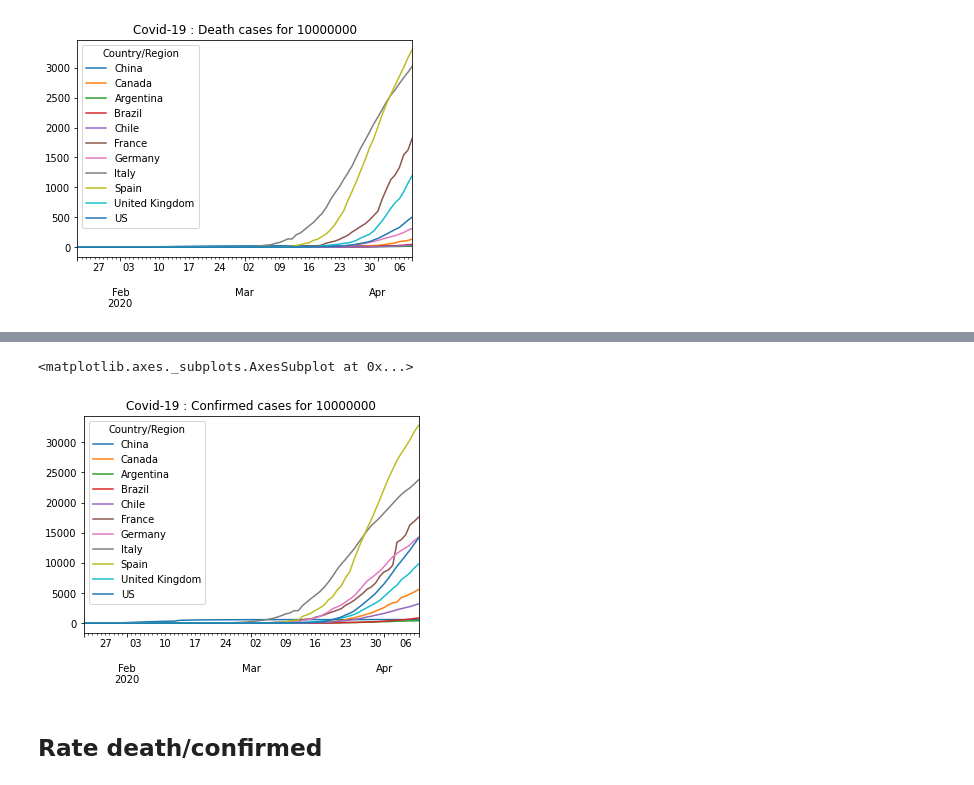
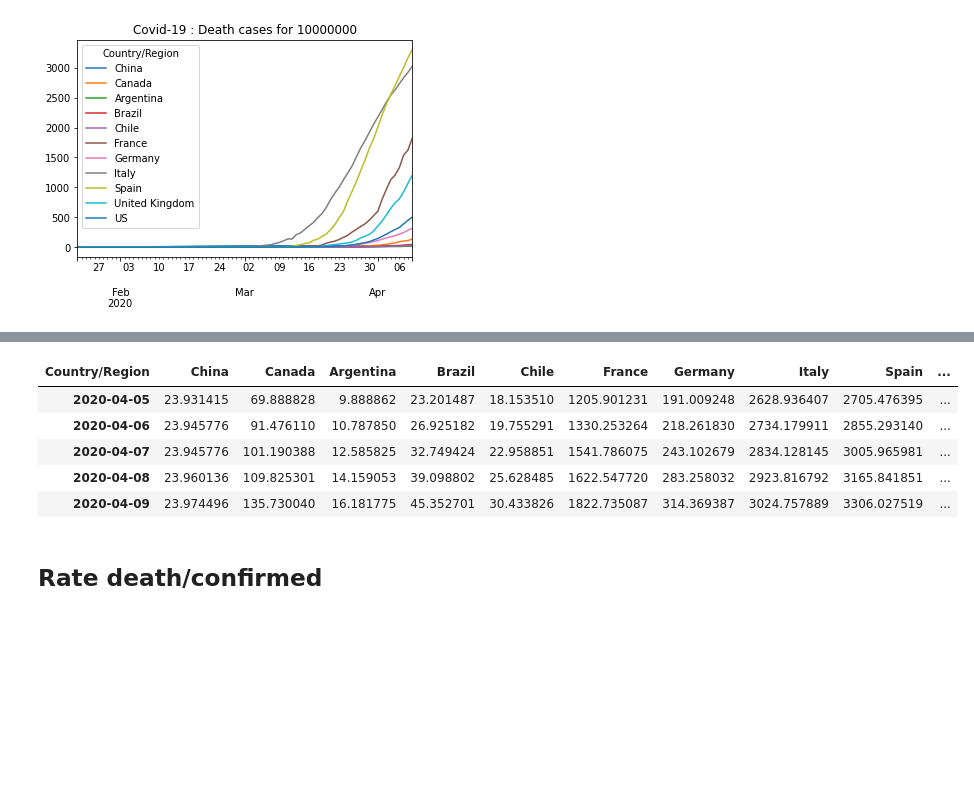
Before and after one commit to ymarsaud/covid, a Jupyter notebook: covid_analysis.ipynb, the cells around one changed output, grey strips where cells are left out. Saved outputs shown, nothing was run; the diff lists cells and outputs as text; code cells hidden in the pictures; blank space fills up the shorter version.

```diff
--- a/covid_analysis.ipynb
+++ b/covid_analysis.ipynb
@@ -116,7 +119,0 @@ confirmed.head()
-# %%
-confirmed_norm = normalize_and_timeserie(confirmed,n)
-title = "Covid-19 : Confirmed cases for "+str(10**n)
-confirmed_norm.plot(title=title)
-# %% [output]
-<matplotlib.axes._subplots.AxesSubplot at 0x...>
-[figure, removed]
@@ -134,3 +120,12 @@ confirmed_norm.plot(title=title)
+# %%
+death_norm.tail()
+# %% [output]
+| Country/Region | China | Canada | Argentina | Brazil | Chile | France | Germany | Italy | Spain | ... |
+| 2020-04-05 | 23.931415 | 69.888828 | 9.888862 | 23.201487 | 18.153510 | 1205.901231 | 191.009248 | 2628.936407 | 2705.476395 | ... |
+| 2020-04-06 | 23.945776 | 91.476110 | 10.787850 | 26.925182 | 19.755291 | 1330.253264 | 218.261830 | 2734.179911 | 2855.293140 | ... |
+| 2020-04-07 | 23.945776 | 101.190388 | 12.585825 | 32.749424 | 22.958851 | 1541.786075 | 243.102679 | 2834.128145 | 3005.965981 | ... |
+| 2020-04-08 | 23.960136 | 109.825301 | 14.159053 | 39.098802 | 25.628485 | 1622.547720 | 283.258032 | 2923.816792 | 3165.841851 | ... |
+| 2020-04-09 | 23.974496 | 135.730040 | 16.181775 | 45.352701 | 30.433826 | 1822.735087 | 314.369387 | 3024.757889 | 3306.027519 | ... |
 # %% [markdown]
 ## Rate death/confirmed
 # %%
```
Also changed, not shown: parts of 11 cells of this notebook.
